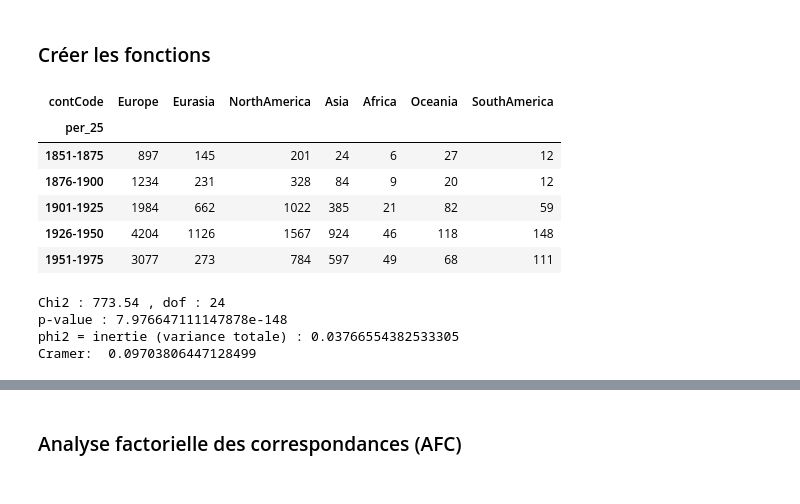
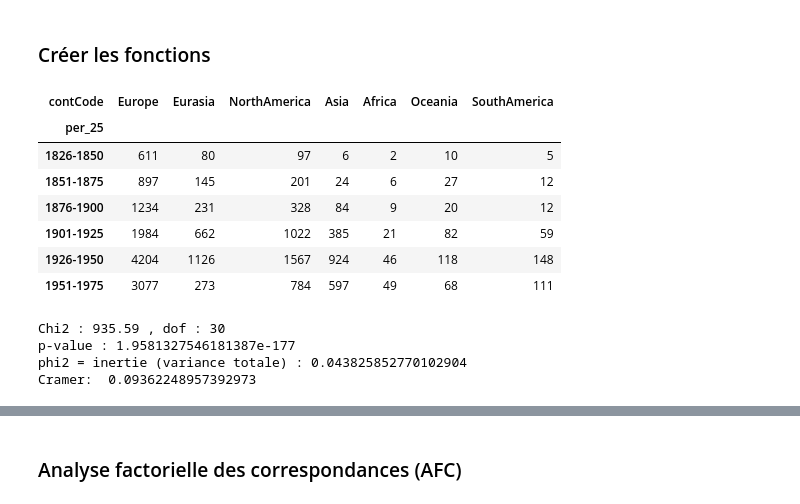
Before and after one commit to Chiodo53/astronomers, a Jupyter notebook: notebooks_jupyter/wikidata_exploration/wdt_AFC_generations_continents_triplestore.ipynb, the cells around one changed output, grey strips where cells are left out. Drawn from its saved outputs; the diff is of its cells as text; code cells hidden in the pictures.

```diff
--- a/notebooks_jupyter/wikidata_exploration/wdt_AFC_generations_continents_triplestore.ipynb
+++ b/notebooks_jupyter/wikidata_exploration/wdt_AFC_generations_continents_triplestore.ipynb
@@ -601,11 +601,12 @@ def bivariee_stats(ct_wm):
 
     return None
 # %%
-ct_wm = ddf.iloc[4:-2,:-1].copy(deep=True)
+ct_wm = ddf.iloc[3:-2,:-1].copy(deep=True)
 ct_wm
 # %% [output]
 | contCode | Europe | Eurasia | NorthAmerica | Asia | Africa | Oceania | SouthAmerica |
 | per_25 |  |  |  |  |  |  |  |
+| 1826-1850 | 611 | 80 | 97 | 6 | 2 | 10 | 5 |
 | 1851-1875 | 897 | 145 | 201 | 24 | 6 | 27 | 12 |
 | 1876-1900 | 1234 | 231 | 328 | 84 | 9 | 20 | 12 |
 | 1901-1925 | 1984 | 662 | 1022 | 385 | 21 | 82 | 59 |
@@ -614,10 +615,10 @@ ct_wm
 # %%
 bivariee_stats(ct_wm)
 # %% [output]
-Chi2 : 773.54 , dof : 24
-p-value : 7.976647111147878e-148
-phi2 = inertie (variance totale) : 0.03766554382533305
-Cramer:  0.09703806447128499
+Chi2 : 935.59 , dof : 30
+p-value : 1.9581327546181387e-177
+phi2 = inertie (variance totale) : 0.043825852770102904
+Cramer:  0.09362248957392973
 # %%
 ### ct_m : contingency tables with totals in margins
 def plot_chi2_residuals(ct_wm, figsize=(9,3)):
```
Also changed, not shown: parts of 67 cells of this notebook.
